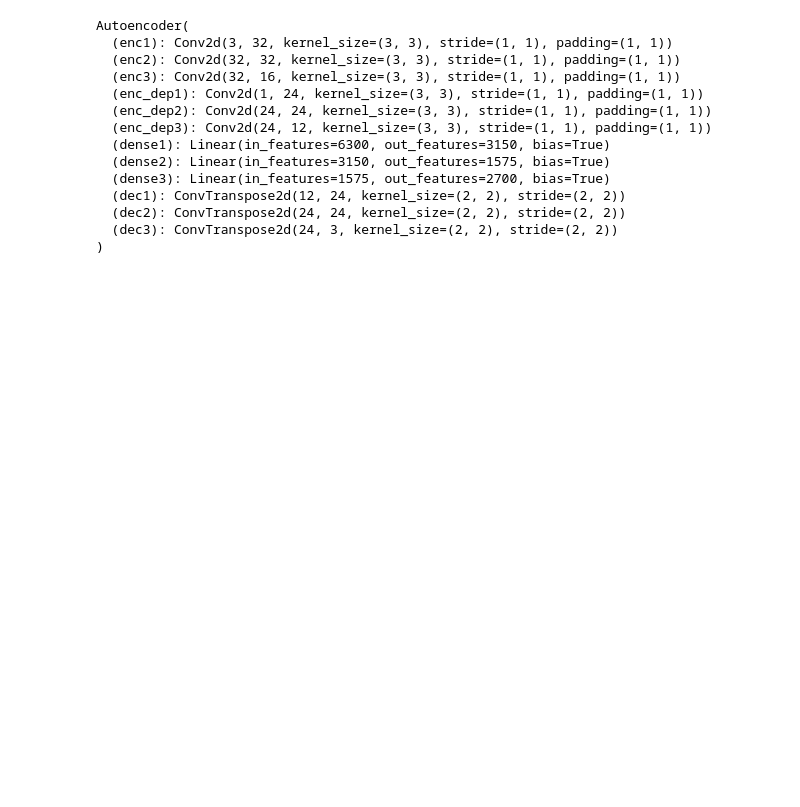
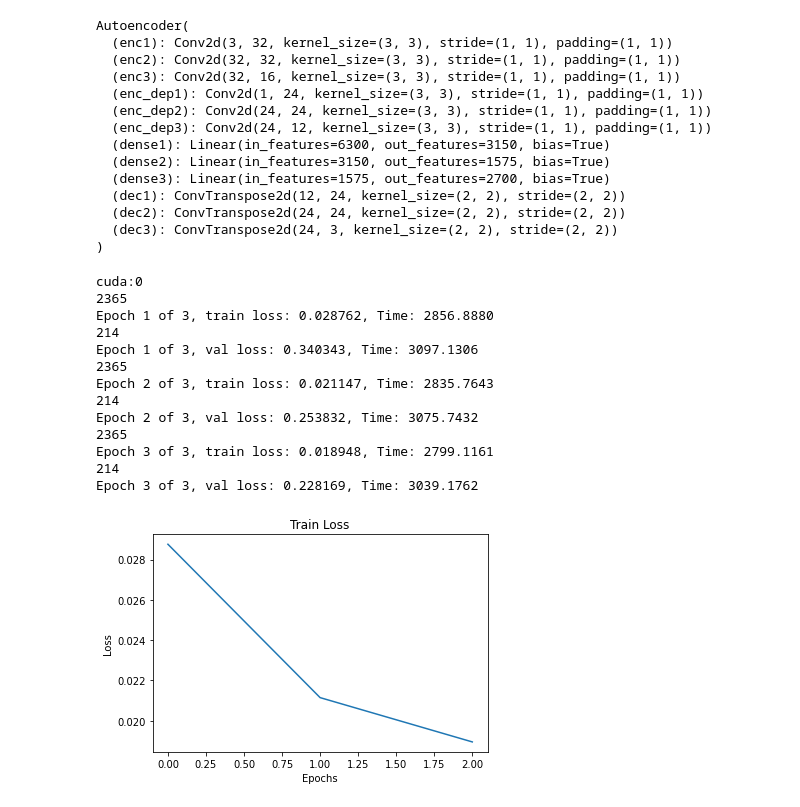
Before and after one commit to Blooker/gold-project-2021-ml, a Jupyter notebook: main.ipynb, the cells around one changed output. Saved outputs shown, nothing was run; the diff lists cells and outputs as text; code cells hidden in the pictures; blank space fills up the shorter version.

```diff
--- a/main.ipynb
+++ b/main.ipynb
@@ -226,4 +248,29 @@ def test_image_reconstruction(net, testloader):
         outputs = outputs.view(outputs.size(0), 3, 120, 120).cpu().data
         save_image(outputs, "./" + OUTPUT_IMAGE_DIR + '/reconstruction.png')
         break
+# %%
+
+device = get_device()
+print(device)
+
+net.to(device)
+
+make_dir()
+
+train_loss, valid_loss = train(net, train_loader, valid_loader, NUM_EPOCHS)
+# %% [output]
+cuda:0
+2365
+Epoch 1 of 3, train loss: 0.028762, Time: 2856.8880
+214
+Epoch 1 of 3, val loss: 0.340343, Time: 3097.1306
+2365
+Epoch 2 of 3, train loss: 0.021147, Time: 2835.7643
+214
+Epoch 2 of 3, val loss: 0.253832, Time: 3075.7432
+2365
+Epoch 3 of 3, train loss: 0.018948, Time: 2799.1161
+214
+Epoch 3 of 3, val loss: 0.228169, Time: 3039.1762
+[figure, added]
 # %%
```
Also changed, not shown: parts of 6 cells of this notebook.
